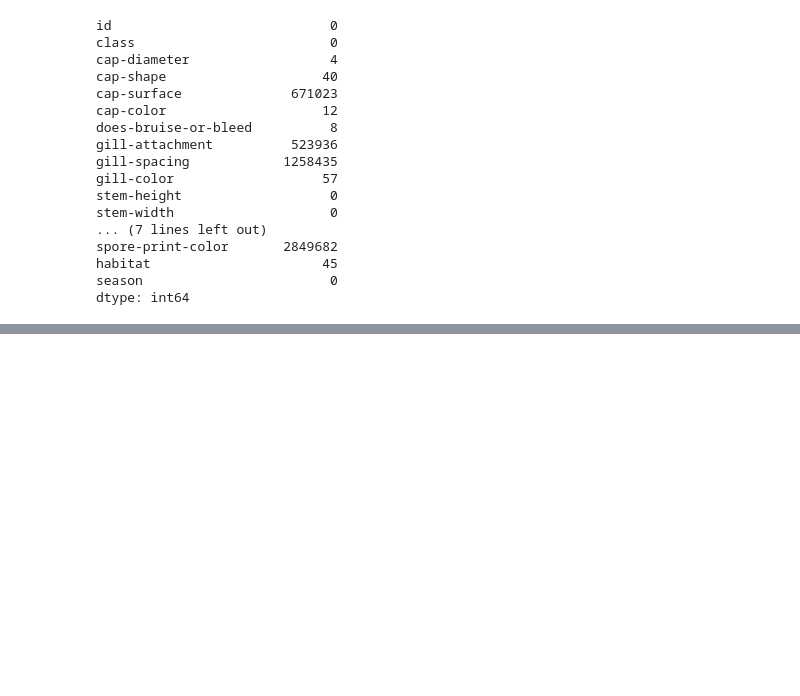
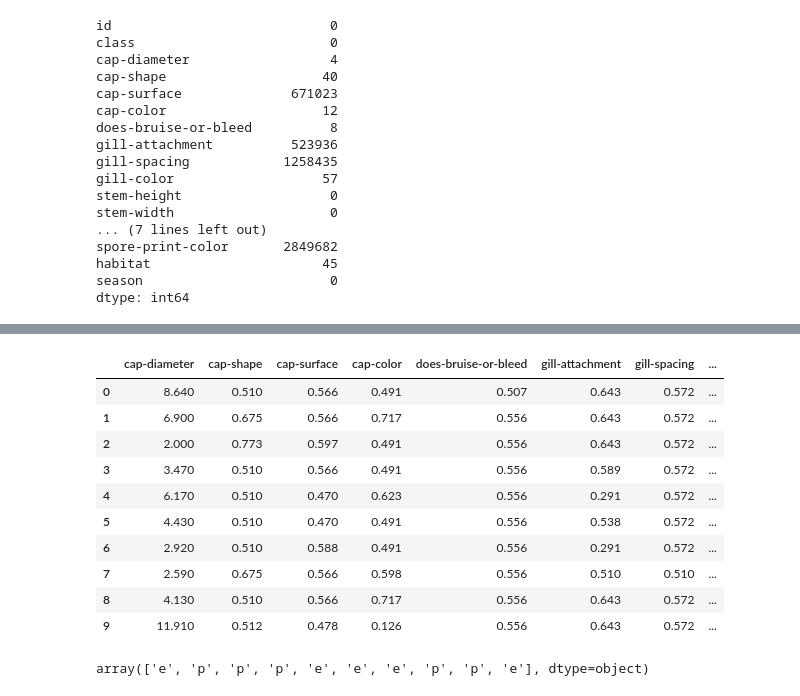
Before and after one commit to th4ruka/machine-learning, a Jupyter notebook: kaggle/competitions/Binary_Prediction_of_Poisonous_Mushrooms/001_mushroom_classifier.ipynb, the cells around one changed output, grey strips where cells are left out. Cells and saved outputs as stored; diff of their text form; code cells hidden in the pictures; blank space fills up the shorter version.

```diff
--- a/kaggle/competitions/Binary_Prediction_of_Poisonous_Mushrooms/001_mushroom_classifier.ipynb
+++ b/kaggle/competitions/Binary_Prediction_of_Poisonous_Mushrooms/001_mushroom_classifier.ipynb
@@ -439,0 +103,4 @@ predictions.to_csv('submission.csv', index=False)
+# %%
+import category_encoders as ce
+target_encoder = ce.TargetEncoder(cols= train_df_col_names.drop('class'))
+X_encoded = target_encoder.fit_transform(X, y)
@@ -439,0 +121,10 @@ predictions.to_csv('submission.csv', index=False)
+# %%
+# Impute missing numerical values
+test_dataset['cap-diameter'].fillna(test_dataset['cap-diameter'].mean(), inplace=True)  # Fill with mean
+test_dataset['stem-height'].fillna(test_dataset['stem-height'].mean(), inplace=True)
+test_dataset['stem-width'].fillna(test_dataset['stem-width'].mean(), inplace=True)
+
+test_df_col_names = test_dataset.select_dtypes(include="object").columns
+# print(test_df_col_names)
+for col_name in test_df_col_names:
+    test_dataset[col_name].fillna('na', inplace=True)
@@ -439,0 +154,18 @@ predictions.to_csv('submission.csv', index=False)
+# %%
+X_test = test_dataset.drop(['id'], axis=1)
+# %%
+X_test_encoded = target_encoder.transform(X_test)
+# %%
+X_test_encoded.head(10)
+# %% [output]
+|  | cap-diameter | cap-shape | cap-surface | cap-color | does-bruise-or-bleed | gill-attachment | gill-spacing | ... |
+| 0 | 8.640 | 0.510 | 0.566 | 0.491 | 0.507 | 0.643 | 0.572 | ... |
+| 1 | 6.900 | 0.675 | 0.566 | 0.717 | 0.556 | 0.643 | 0.572 | ... |
+| 2 | 2.000 | 0.773 | 0.597 | 0.491 | 0.556 | 0.643 | 0.572 | ... |
+| 3 | 3.470 | 0.510 | 0.566 | 0.491 | 0.556 | 0.589 | 0.572 | ... |
+| 4 | 6.170 | 0.510 | 0.470 | 0.623 | 0.556 | 0.291 | 0.572 | ... |
+| 5 | 4.430 | 0.510 | 0.470 | 0.491 | 0.556 | 0.538 | 0.572 | ... |
+| 6 | 2.920 | 0.510 | 0.588 | 0.491 | 0.556 | 0.291 | 0.572 | ... |
+| 7 | 2.590 | 0.675 | 0.566 | 0.598 | 0.556 | 0.510 | 0.510 | ... |
+| 8 | 4.130 | 0.510 | 0.566 | 0.717 | 0.556 | 0.643 | 0.572 | ... |
+| 9 | 11.910 | 0.512 | 0.478 | 0.126 | 0.556 | 0.643 | 0.572 | ... |
@@ -439,0 +177,4 @@ predictions.to_csv('submission.csv', index=False)
+# %%
+predictions[0:10]
+# %% [output]
+array(['e', 'p', 'p', 'p', 'e', 'e', 'e', 'p', 'p', 'e'], dtype=object)
```
Also changed, not shown: parts of 70 cells of this notebook.
